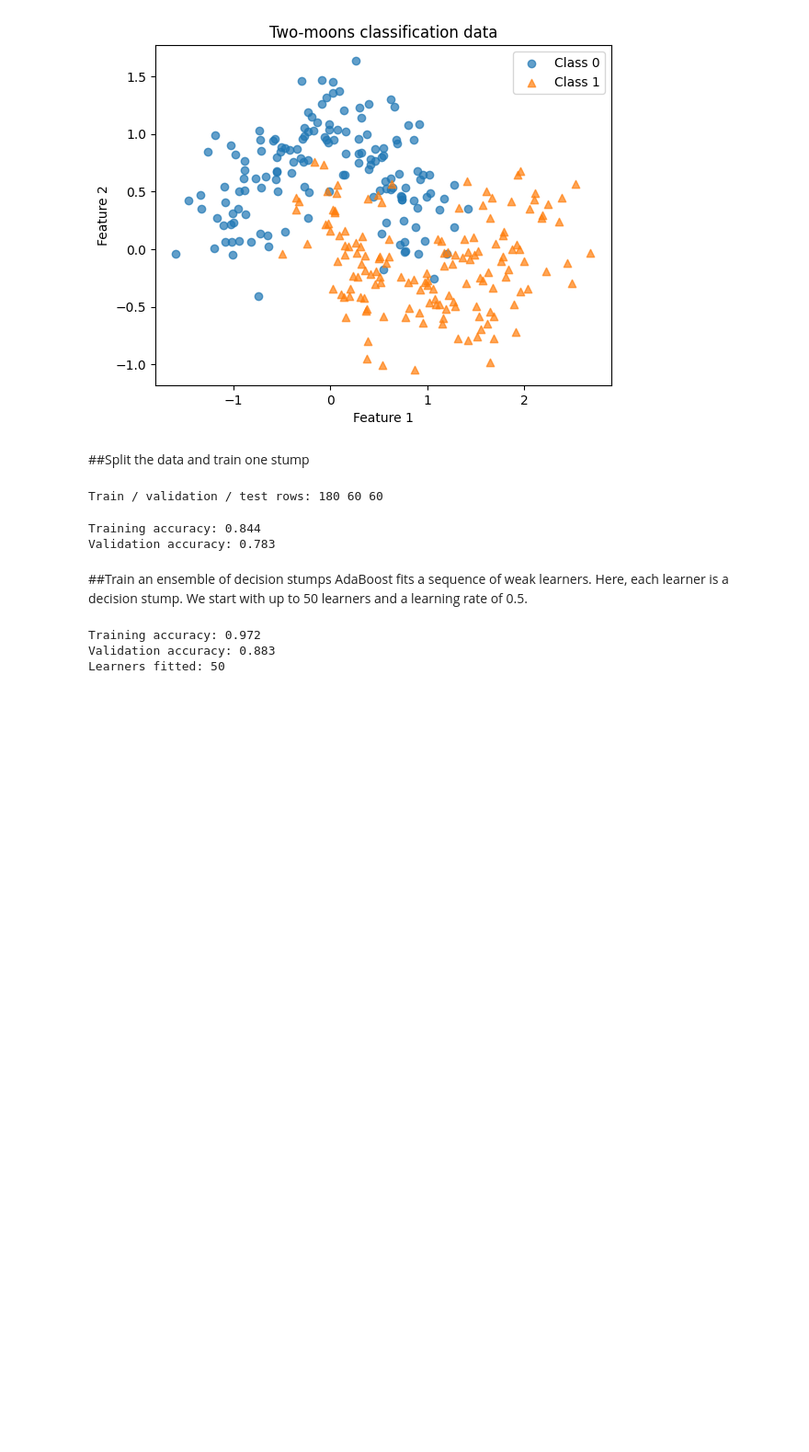
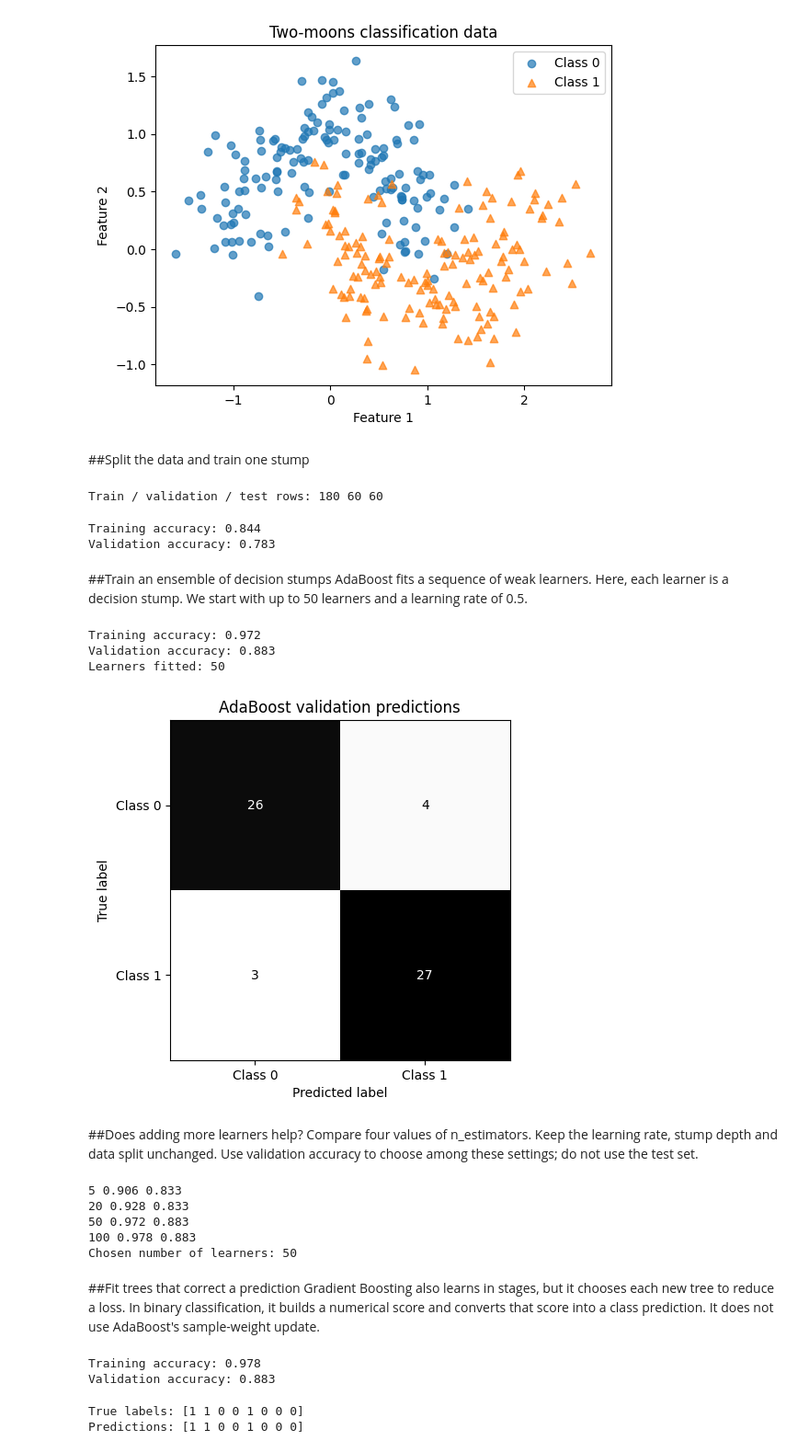
Before and after one commit to JohenPerera123/MLpracticals, a Jupyter notebook: AdaBoosting(example).ipynb, the cells around one changed output. Shown at 92% size. Saved outputs shown, nothing was run; the diff lists cells and outputs as text; code cells hidden in the pictures; blank space fills up the shorter version.

Commit message:
Update the colab notebook with gradient boosting also

```diff
--- a/AdaBoosting(example).ipynb
+++ b/AdaBoosting(example).ipynb
@@ -18,8 +18,7 @@ print("scikit-learn version:", sklearn.__version__)
 scikit-learn version: 1.6.1
 # %%
 #Generate and plot the points
-X, y = make_moons(n_samples=300, noise=0.25,
-random_state=42)
+X, y = make_moons(n_samples=300, noise=0.25,random_state=42)
 print("Input shape:", X.shape)
 print("Class counts:", np.bincount(y))
 for label, marker in [(0, "o"), (1, "^")]:
@@ -72,3 +71,57 @@ print("Learners fitted:", len(ada.estimators_))
 Training accuracy: 0.972
 Validation accuracy: 0.883
 Learners fitted: 50
+# %%
+ConfusionMatrixDisplay.from_predictions(y_val, ada_val_pred, labels=[0, 1],display_labels=["Class 0", "Class 1"],cmap="Greys", colorbar=False)
+plt.title("AdaBoost validation predictions")
+plt.show()
+# %% [output]
+[figure, added]
+# %% [markdown]
+##Does adding more learners help?
+Compare four values of n_estimators. Keep the learning rate, stump depth and data split unchanged.
+Use validation accuracy to choose among these settings; do not use the test set.
+# %%
+counts = [5, 20, 50, 100]
+train_scores = []
+val_scores = []
+for n in counts:
+  candidate = AdaBoostClassifier(estimator=DecisionTreeClassifier(max_depth=1),n_estimators=n, learning_rate=0.5,random_state=42)
+  candidate.fit(X_train, y_train)
+  train_scores.append(accuracy_score(y_train, candidate.predict(X_train)))
+  val_scores.append(accuracy_score(y_val, candidate.predict(X_val)))
+  print(n, round(train_scores[-1], 3),round(val_scores[-1],3))
+best_n = counts[int(np.argmax(val_scores))]
+print("Chosen number of learners:", best_n)
+# %% [output]
+5 0.906 0.833
+20 0.928 0.833
+50 0.972 0.883
+100 0.978 0.883
+Chosen number of learners: 50
+# %% [markdown]
+##Fit trees that correct a prediction
+Gradient Boosting also learns in stages, but it chooses each new tree to reduce a loss. In binary
+classification, it builds a numerical score and converts that score into a class prediction. It does not use
+AdaBoost's sample-weight update.
+# %%
+gradient = GradientBoostingClassifier(
+n_estimators=50, learning_rate=0.1,
+max_depth=2, random_state=42)
+gradient.fit(X_train, y_train)
+gradient_train = accuracy_score(
+y_train, gradient.predict(X_train))
+gradient_val = accuracy_score(
+y_val, gradient.predict(X_val))
+print("Training accuracy:", round(gradient_train, 3))
+print("Validation accuracy:", round(gradient_val, 3))
+# %% [output]
+Training accuracy: 0.978
+Validation accuracy: 0.883
+# %%
+#2. Read a few predictions
+print("True labels:", y_val[:8])
+print("Predictions:", gradient.predict(X_val[:8]))
+# %% [output]
+True labels: [1 1 0 0 1 0 0 0]
+Predictions: [1 1 0 0 1 0 0 0]
```
